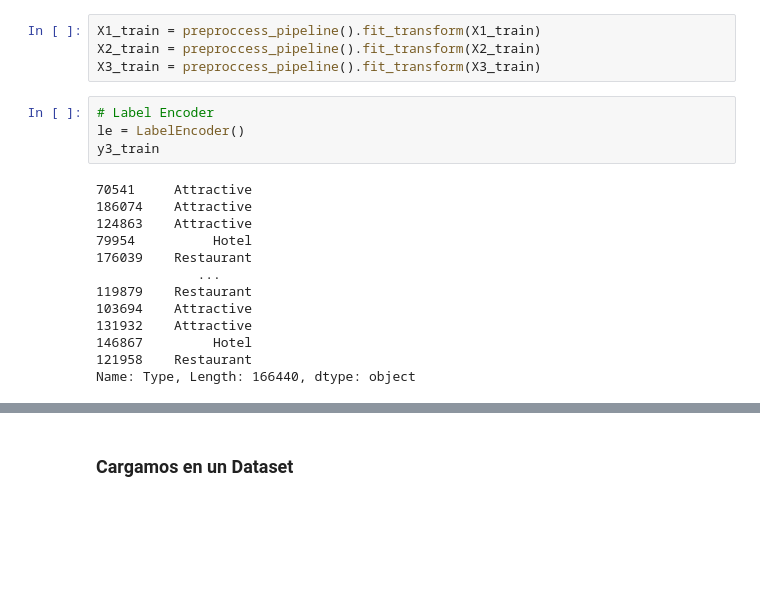
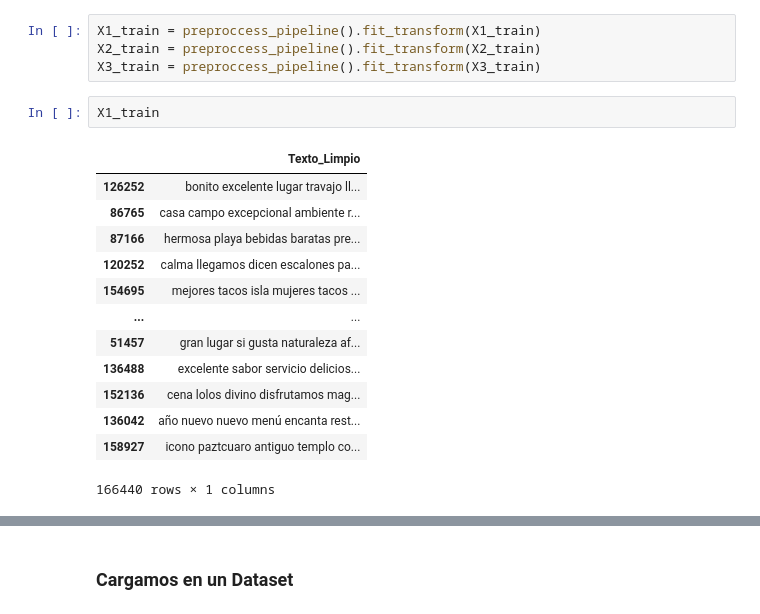
Before and after one commit to Gustavo-HA/REST-MEX-2025, a Jupyter notebook: notebooks/Primer_modelo.ipynb, the cells around one changed output, grey strips where cells are left out. Cells and saved outputs as stored; diff of their text form; blank space fills up the shorter version.

```diff
--- a/notebooks/Primer_modelo.ipynb
+++ b/notebooks/Primer_modelo.ipynb
@@ -85,20 +86,19 @@ def preproccess_pipeline():
 X1_train = preproccess_pipeline().fit_transform(X1_train)
 X2_train = preproccess_pipeline().fit_transform(X2_train)
 X3_train = preproccess_pipeline().fit_transform(X3_train)
-# %%
-# Label Encoder
-le = LabelEncoder()
-y3_train
-# %% [output]
-70541     Attractive
-186074    Attractive
-124863    Attractive
-79954          Hotel
-176039    Restaurant
-             ...
-119879    Restaurant
-103694    Attractive
-131932    Attractive
-146867         Hotel
-121958    Restaurant
-Name: Type, Length: 166440, dtype: object
+# %%
+X1_train
+# %% [output]
+|  | Texto_Limpio |
+| 126252 | bonito excelente lugar travajo ll... |
+| 86765 | casa campo excepcional ambiente r... |
+| 87166 | hermosa playa bebidas baratas pre... |
+| 120252 | calma llegamos dicen escalones pa... |
+| 154695 | mejores tacos isla mujeres tacos ... |
+| ... | ... |
+| 51457 | gran lugar si gusta naturaleza af... |
+| 136488 | excelente sabor servicio delicios... |
+| 152136 | cena lolos divino disfrutamos mag... |
+| 136042 | año nuevo nuevo menú encanta rest... |
+| 158927 | icono paztcuaro antiguo templo co... |
+166440 rows × 1 columns
```
Also changed, not shown: parts of 11 cells of this notebook, 2 other files.
